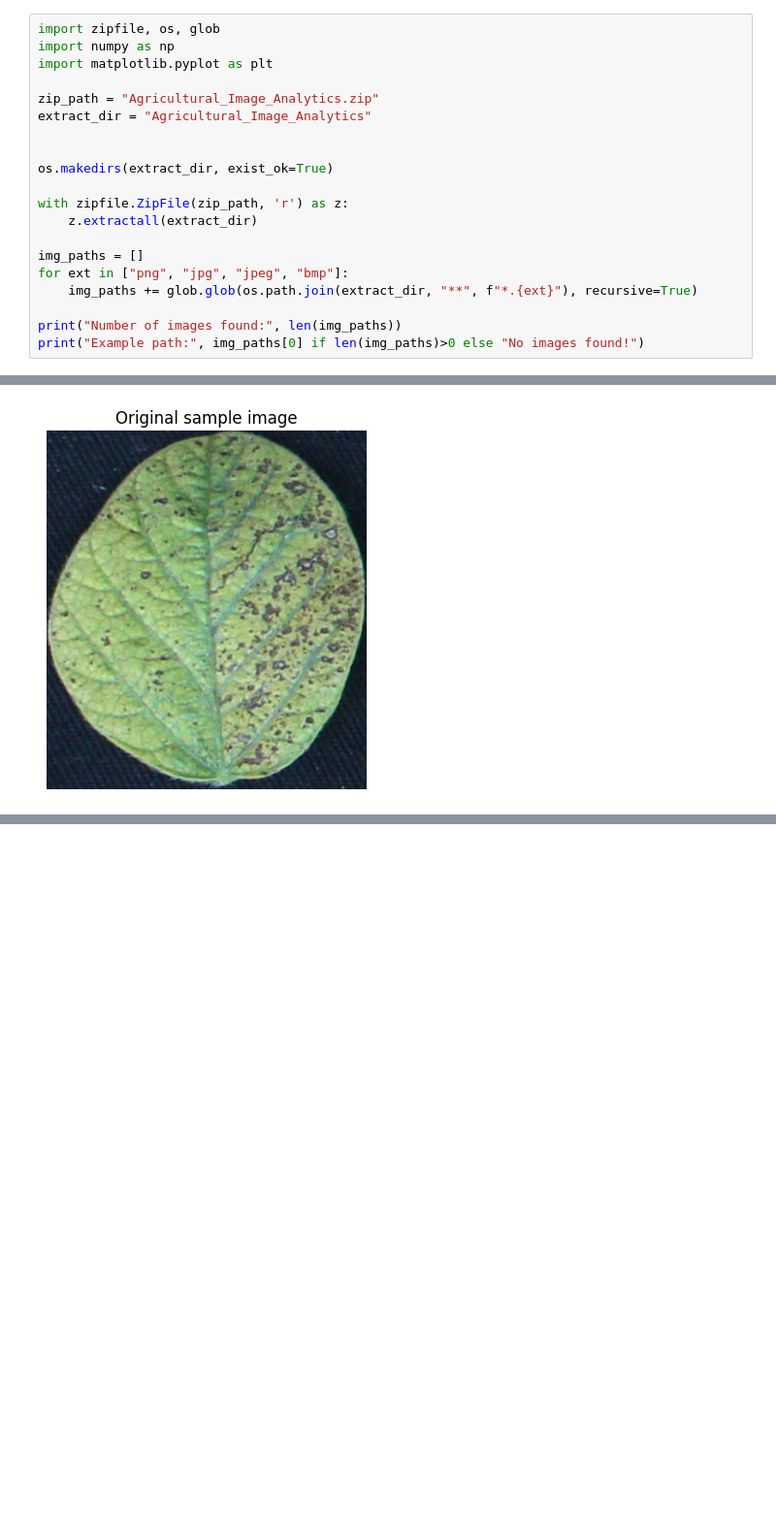
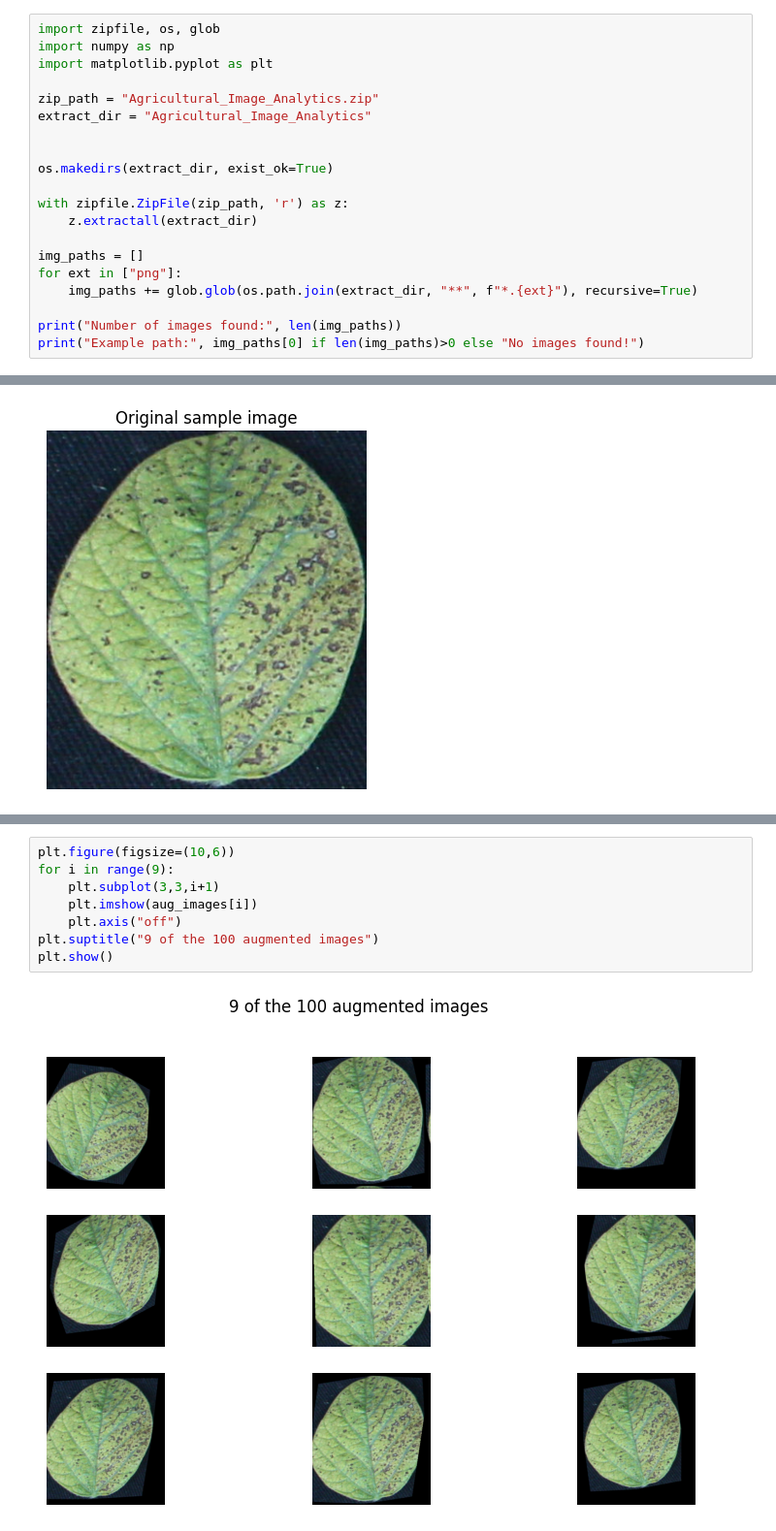
Before and after one commit to ali-farshad/Homework1-ME5920, a Jupyter notebook: 3_1.ipynb, the cells around one changed output, grey strips where cells are left out. Shown at 97% size. Drawn from its saved outputs; the diff is of its cells as text; blank space fills up the shorter version.

```diff
--- a/3_1.ipynb
+++ b/3_1.ipynb
@@ -15,7 +15,7 @@ with zipfile.ZipFile(zip_path, 'r') as z:
     z.extractall(extract_dir)
 
 img_paths = []
-for ext in ["png", "jpg", "jpeg", "bmp"]:
+for ext in ["png"]:
     img_paths += glob.glob(os.path.join(extract_dir, "**", f"*.{ext}"), recursive=True)
 
 print("Number of images found:", len(img_paths))
@@ -39,0 +94,10 @@ Image size: (344, 386)
+# %%
+plt.figure(figsize=(10,6))
+for i in range(9):
+    plt.subplot(3,3,i+1)
+    plt.imshow(aug_images[i])
+    plt.axis("off")
+plt.suptitle("9 of the 100 augmented images")
+plt.show()
+# %% [output]
+[figure, added]
```
Also changed, not shown: parts of 2 cells of this notebook.
